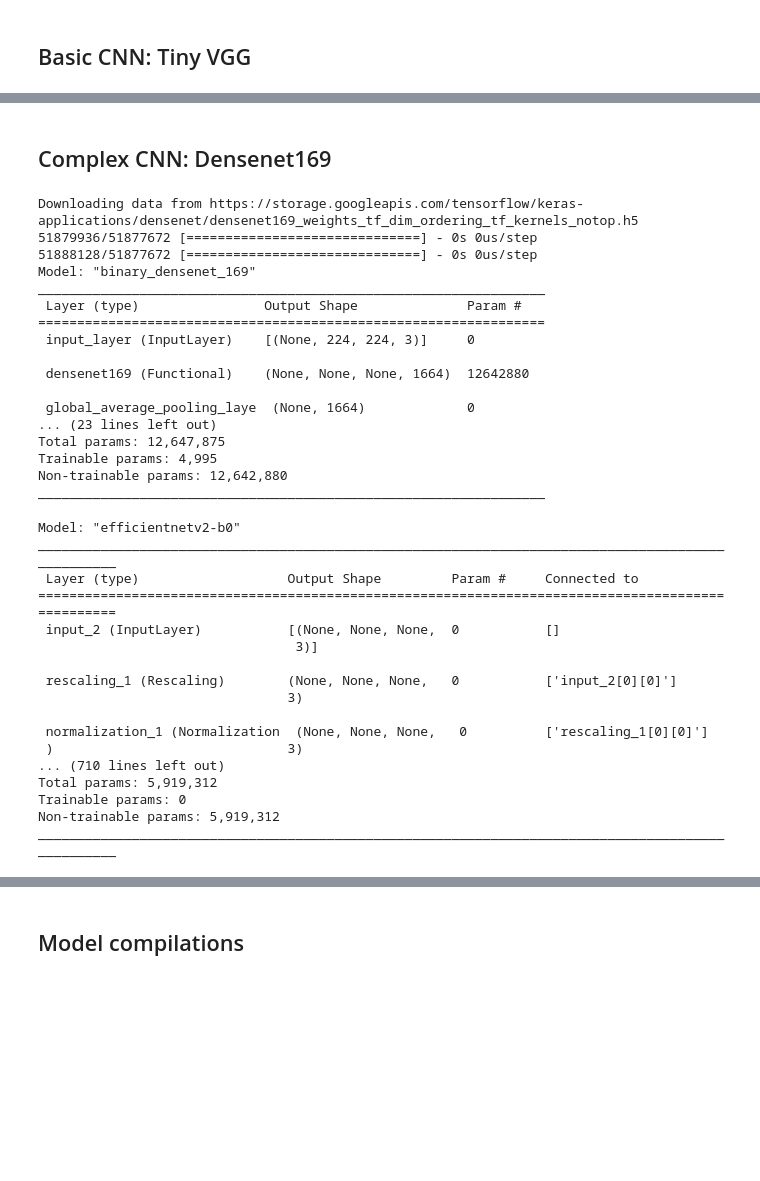
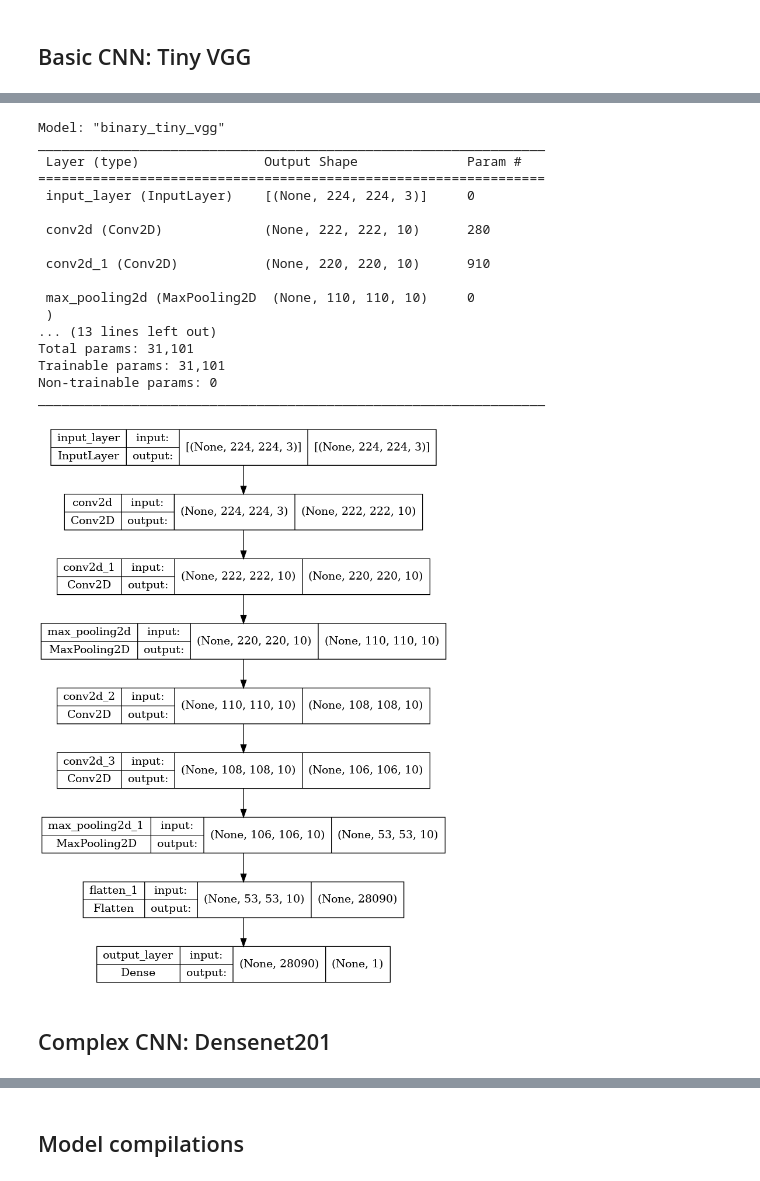
Before and after one commit to alexandre-pinon/zoidberg-2.0, a Jupyter notebook: zoidberg_2_0.ipynb, the cells around one changed output, grey strips where cells are left out. Drawn from its saved outputs; the diff is of its cells as text; code cells hidden in the pictures; blank space fills up the shorter version.

```diff
--- a/zoidberg_2_0.ipynb
+++ b/zoidberg_2_0.ipynb
@@ -343,7 +277,29 @@ _________________________________________________________________
+# %%
+binary_tiny_vgg.summary()
+plot_model(binary_tiny_vgg, show_shapes=True)
+# %% [output]
+Model: "binary_tiny_vgg"
+_________________________________________________________________
+ Layer (type)                Output Shape              Param #
+=================================================================
+ input_layer (InputLayer)    [(None, 224, 224, 3)]     0
+
+ conv2d (Conv2D)             (None, 222, 222, 10)      280
+
+ conv2d_1 (Conv2D)           (None, 220, 220, 10)      910
+
+ max_pooling2d (MaxPooling2D  (None, 110, 110, 10)     0
+ )
+... (13 lines left out)
+Total params: 31,101
+Trainable params: 31,101
+Non-trainable params: 0
+_________________________________________________________________
+[figure, added]
 # %% [markdown]
-## Complex CNN: Densenet169
+## Complex CNN: Densenet201
 # %%
-base_model = tf.keras.applications.DenseNet169(include_top=False)
+base_model = tf.keras.applications.DenseNet201(include_top=False)
 base_model.trainable = False
 
 inputs = layers.Input(shape=(*IMG_SIZE, 3), name="input_layer")
@@ -351,53 +307,13 @@ x = base_model(inputs)
 x = layers.GlobalAveragePooling2D(name="global_average_pooling_layer")(x)
 
 outputs = layers.Dense(1, activation="sigmoid", name="output_layer")(x)
-binary_densenet_169 = Model(inputs=inputs,
+binary_densenet_201 = Model(inputs=inputs,
                             outputs=outputs,
-                            name="binary_densenet_169")
-binary_densenet_169.summary()
+                            name="binary_densenet_201")
 
 outputs = layers.Dense(len(multi_class_names),
                        activation="softmax",
                        name="output_layer")(x)
-multi_densenet_169 = Model(inputs=inputs,
+multi_densenet_201 = Model(inputs=inputs,
                            outputs=outputs,
-                           name="multi_densenet_169")
-multi_densenet_169.summary()
+                           name="multi_densenet_201")
-# %% [output]
-Downloading data from https://storage.googleapis.com/tensorflow/keras-applications/densenet/densenet169_weights_tf_dim_ordering_tf_kernels_notop.h5
-51879936/51877672 [==============================] - 0s 0us/step
-51888128/51877672 [==============================] - 0s 0us/step
-Model: "binary_densenet_169"
-_________________________________________________________________
- Layer (type)                Output Shape              Param #
-=================================================================
- input_layer (InputLayer)    [(None, 224, 224, 3)]     0
-
- densenet169 (Functional)    (None, None, None, 1664)  12642880
-
- global_average_pooling_laye  (None, 1664)             0
-... (23 lines left out)
-Total params: 12,647,875
-Trainable params: 4,995
-Non-trainable params: 12,642,880
-_________________________________________________________________
-# %%
-base_model.summary()
-# %% [output]
-Model: "efficientnetv2-b0"
-__________________________________________________________________________________________________
- Layer (type)                   Output Shape         Param #     Connected to
-==================================================================================================
- input_2 (InputLayer)           [(None, None, None,  0           []
-                                 3)]
-
- rescaling_1 (Rescaling)        (None, None, None,   0           ['input_2[0][0]']
-                                3)
-
- normalization_1 (Normalization  (None, None, None,   0          ['rescaling_1[0][0]']
- )                              3)
-... (710 lines left out)
-Total params: 5,919,312
-Trainable params: 0
-Non-trainable params: 5,919,312
-__________________________________________________________________________________________________
```
Also changed, not shown: parts of 40 cells of this notebook, 1 other file.
